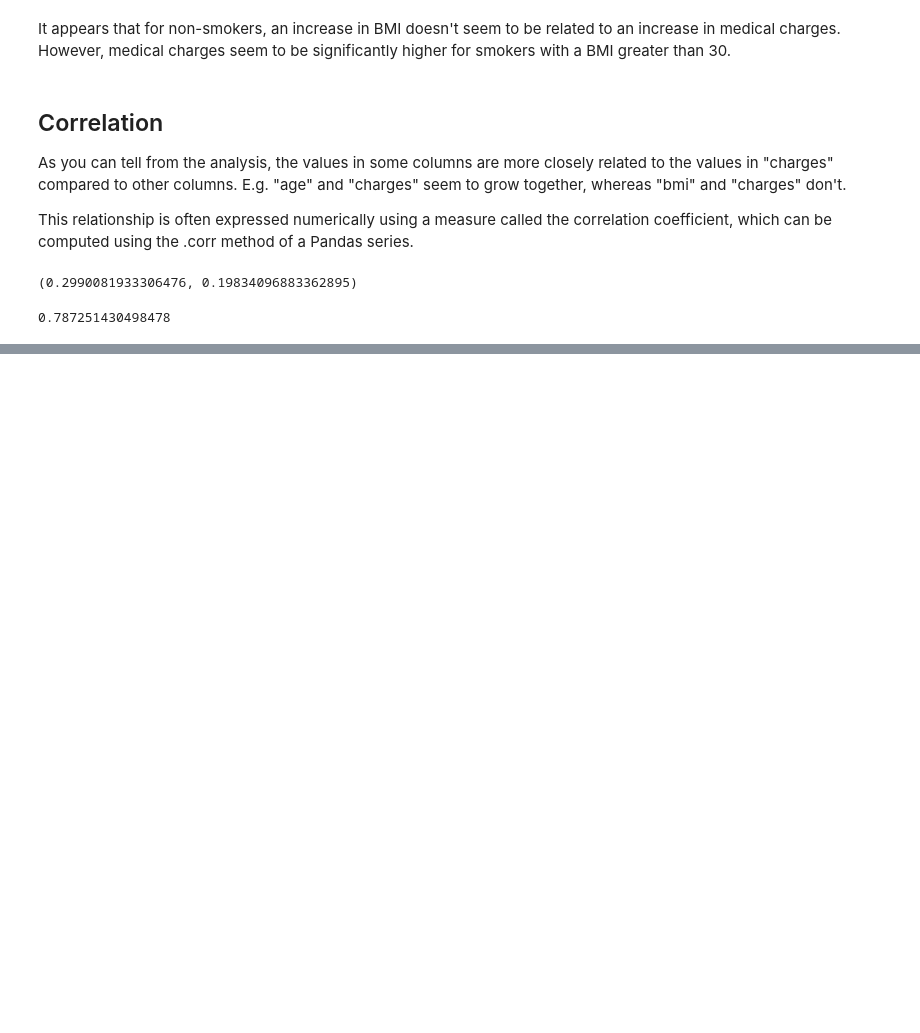
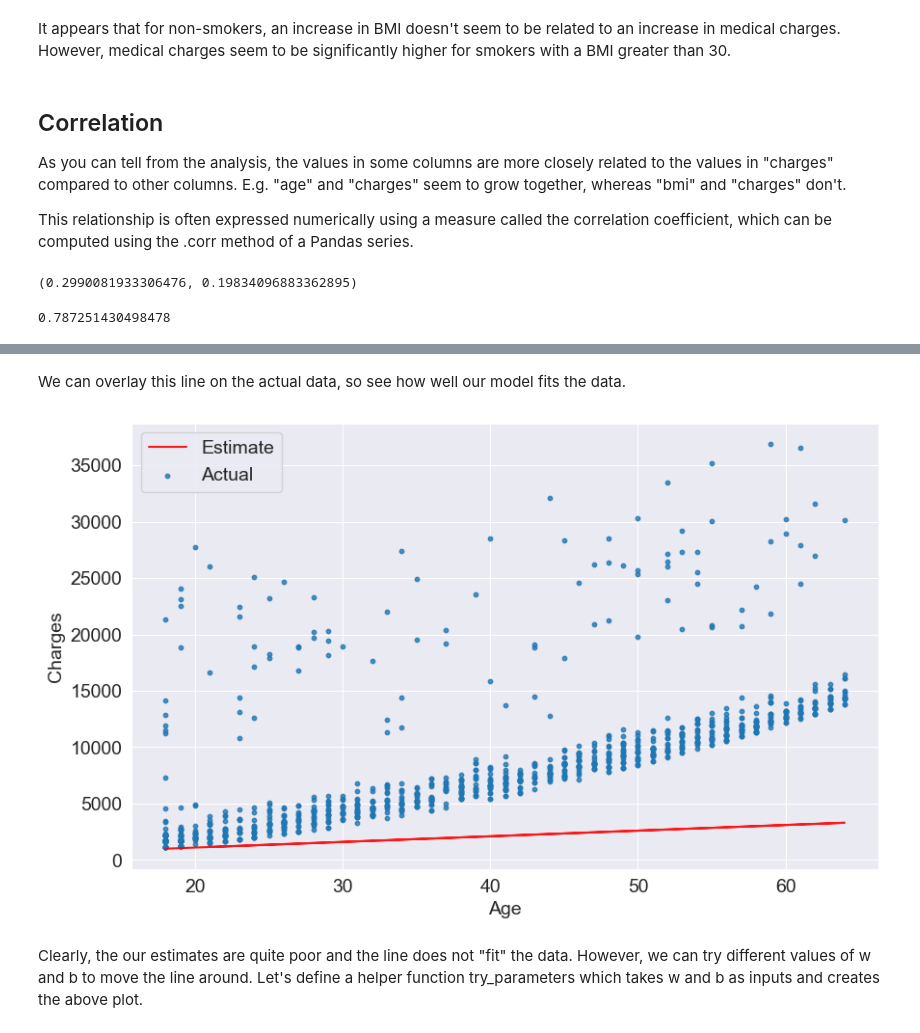
Before and after one commit to taanjit/Medical_cost_personal_dataset_kaggle, a Jupyter notebook: medical_cost_prediction.ipynb, the cells around one changed output, grey strips where cells are left out. Drawn from its saved outputs; the diff is of its cells as text; code cells hidden in the pictures; blank space fills up the shorter version.

Commit message:
LInear regression model completed

```diff
--- a/medical_cost_prediction.ipynb
+++ b/medical_cost_prediction.ipynb
@@ -234,0 +349,15 @@ Name: sex, Length: 1338, dtype: float64
+# %% [markdown]
+We can overlay this line on the actual data, so see how well our model fits the data.
+# %%
+target = non_smoker_df.charges
+
+plt.plot(ages, estimated_charges, 'r', alpha=0.9)
+plt.scatter(ages, target, s=10,alpha=0.8)
+plt.xlabel('Age')
+plt.ylabel('Charges')
+plt.legend(['Estimate', 'Actual'])
+plt.show()
+# %% [output]
+[figure, added]
+# %% [markdown]
+Clearly, the our estimates are quite poor and the line does not "fit" the data. However, we can try different values of w and b to move the line around. Let's define a helper function try_parameters which takes w and b as inputs and creates the above plot.
```
Also changed, not shown: parts of 73 cells of this notebook.
